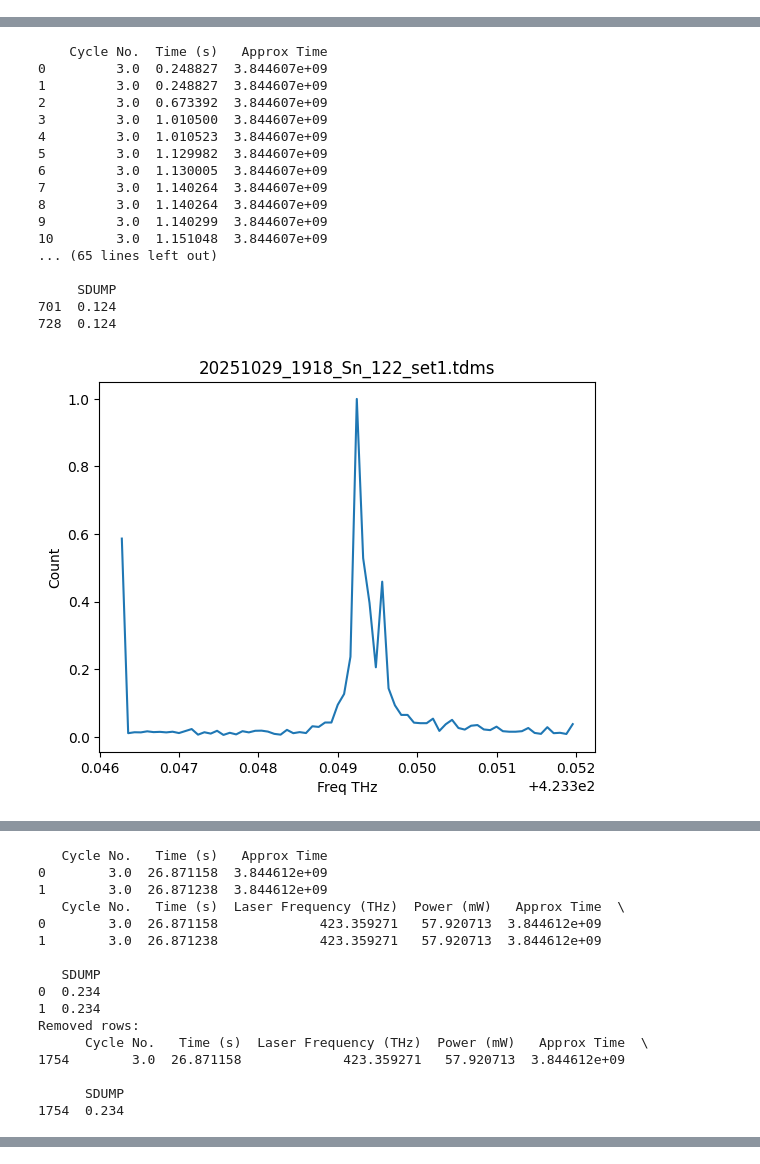
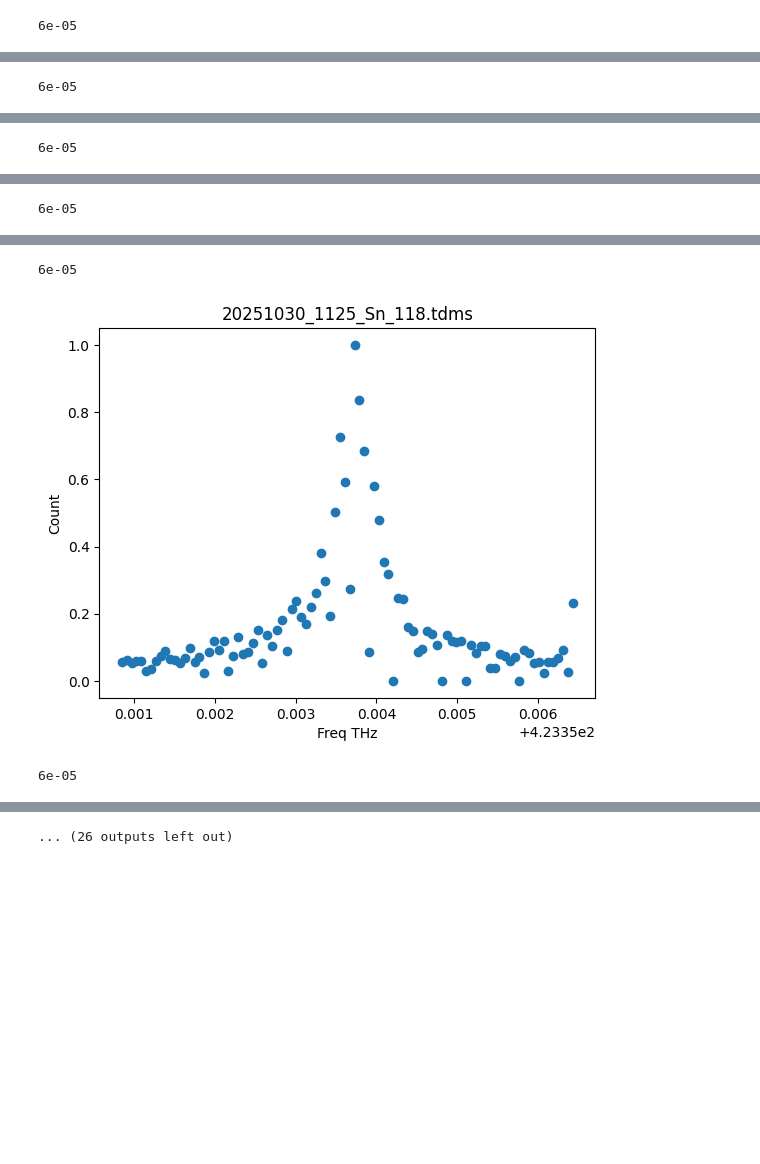
Before and after one commit to miranda-nichols/Sn2025, a Jupyter notebook: Sn2025analysis.ipynb, the cells around one changed output, grey strips where cells are left out. Drawn from its saved outputs; the diff is of its cells as text; code cells hidden in the pictures; blank space fills up the shorter version.

```diff
--- a/Sn2025analysis.ipynb
+++ b/Sn2025analysis.ipynb
@@ -24,7 +26,7 @@ def get_scatter_plot(df, file):
     max_counts = df['Count'].max()
 
     # plt binned counts
-    plt.plot(x,y/max_counts, label = file)
+    plt.scatter(x,y/max_counts, label = file)
     plt.xlabel('Freq THz')
     plt.ylabel('Count')
     plt.title(f'{file}')
@@ -32,7 +34,8 @@ def get_scatter_plot(df, file):
 
     plt.show()
 # %%
-folder_path = Path('./data/Set1')
-for binned_df, filename, isotope in main(folder_path):
+folder_path = Path('./data/Set2')
+for binned_df, filename, isotope in process_data_2025.main(folder_path):
     get_scatter_plot(binned_df, filename)
 # %% [output]
+6e-05
@@ -39,0 +43 @@ for binned_df, filename, isotope in main(folder_path):
+6e-05
@@ -57,0 +45 @@ for binned_df, filename, isotope in main(folder_path):
+6e-05
@@ -58,0 +47 @@ for binned_df, filename, isotope in main(folder_path):
+6e-05
@@ -60,18 +49,3 @@ for binned_df, filename, isotope in main(folder_path):
-    Cycle No.  Time (s)   Approx Time
-0         3.0  0.248827  3.844607e+09
-1         3.0  0.248827  3.844607e+09
-2         3.0  0.673392  3.844607e+09
-3         3.0  1.010500  3.844607e+09
-4         3.0  1.010523  3.844607e+09
-5         3.0  1.129982  3.844607e+09
-6         3.0  1.130005  3.844607e+09
-7         3.0  1.140264  3.844607e+09
-8         3.0  1.140264  3.844607e+09
-9         3.0  1.140299  3.844607e+09
-10        3.0  1.151048  3.844607e+09
-... (65 lines left out)
-
-     SDUMP
-701  0.124
-728  0.124
+6e-05
-[figure, old version]
+[figure, new version]
+6e-05
@@ -80,16 +52,0 @@ for binned_df, filename, isotope in main(folder_path):
-   Cycle No.   Time (s)   Approx Time
-0        3.0  26.871158  3.844612e+09
-1        3.0  26.871238  3.844612e+09
-   Cycle No.   Time (s)  Laser Frequency (THz)  Power (mW)   Approx Time  \
-0        3.0  26.871158             423.359271   57.920713  3.844612e+09
-1        3.0  26.871238             423.359271   57.920713  3.844612e+09
-
-   SDUMP
-0  0.234
-1  0.234
-Removed rows:
-      Cycle No.   Time (s)  Laser Frequency (THz)  Power (mW)   Approx Time  \
-1754        3.0  26.871158             423.359271   57.920713  3.844612e+09
-
-      SDUMP
-1754  0.234
@@ -97,0 +53 @@ Removed rows:
+... (26 outputs left out)
```
Also changed, not shown: parts of 2 cells of this notebook, 1 other file.
